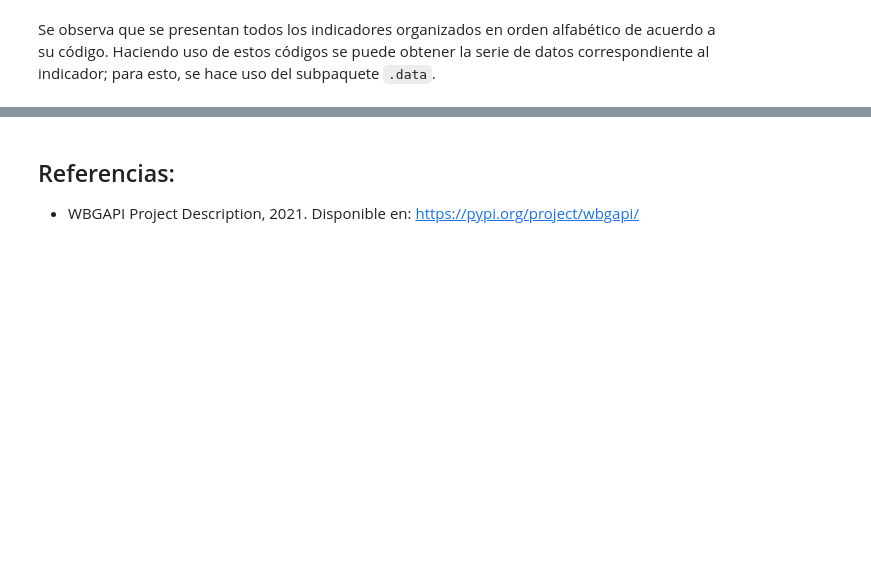
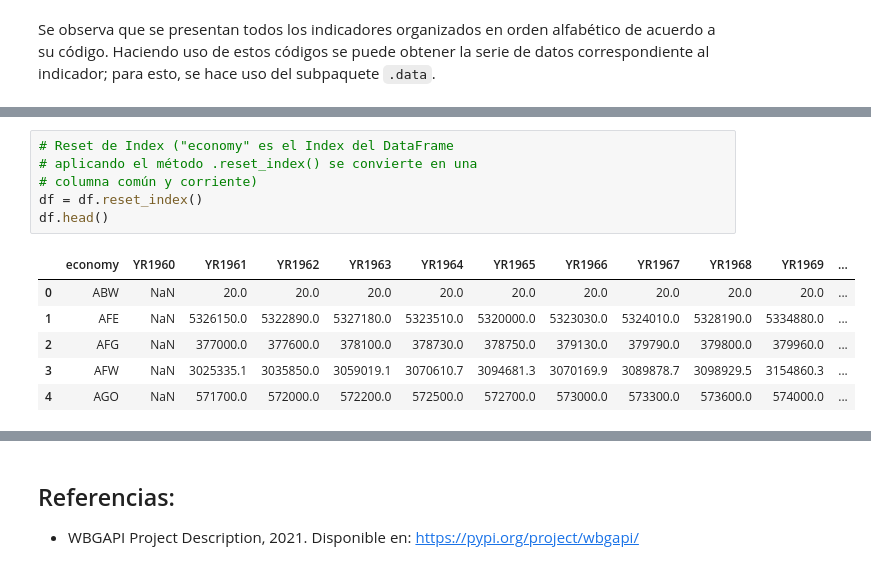
Before and after one commit to FabianTriana/Web-Scraping-Obtencion-Datos, a Jupyter notebook: Banco Mundial WBGAPI.ipynb, the cells around one changed output, grey strips where cells are left out. Drawn from its saved outputs; the diff is of its cells as text; blank space fills up the shorter version.

Commit message:
Update Banco Mundial WBGAPI.ipynb
Actualización, consulta de indicadores y melting de DataFrame

```diff
--- a/Banco Mundial WBGAPI.ipynb
+++ b/Banco Mundial WBGAPI.ipynb
@@ -174,0 +188,13 @@ df.head()
+# %%
+# Reset de Index ("economy" es el Index del DataFrame
+# aplicando el método .reset_index() se convierte en una
+# columna común y corriente)
+df = df.reset_index()
+df.head()
+# %% [output]
+|  | economy | YR1960 | YR1961 | YR1962 | YR1963 | YR1964 | YR1965 | YR1966 | YR1967 | YR1968 | YR1969 | ... |
+| 0 | ABW | NaN | 20.0 | 20.0 | 20.0 | 20.0 | 20.0 | 20.0 | 20.0 | 20.0 | 20.0 | ... |
+| 1 | AFE | NaN | 5326150.0 | 5322890.0 | 5327180.0 | 5323510.0 | 5320000.0 | 5323030.0 | 5324010.0 | 5328190.0 | 5334880.0 | ... |
+| 2 | AFG | NaN | 377000.0 | 377600.0 | 378100.0 | 378730.0 | 378750.0 | 379130.0 | 379790.0 | 379800.0 | 379960.0 | ... |
+| 3 | AFW | NaN | 3025335.1 | 3035850.0 | 3059019.1 | 3070610.7 | 3094681.3 | 3070169.9 | 3089878.7 | 3098929.5 | 3154860.3 | ... |
+| 4 | AGO | NaN | 571700.0 | 572000.0 | 572200.0 | 572500.0 | 572700.0 | 573000.0 | 573300.0 | 573600.0 | 574000.0 | ... |
```
Also changed, not shown: parts of 15 cells of this notebook.
